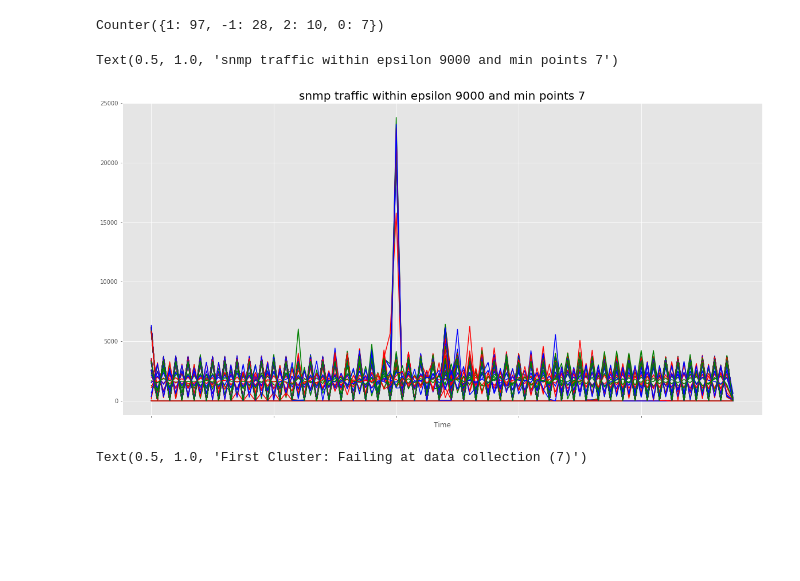
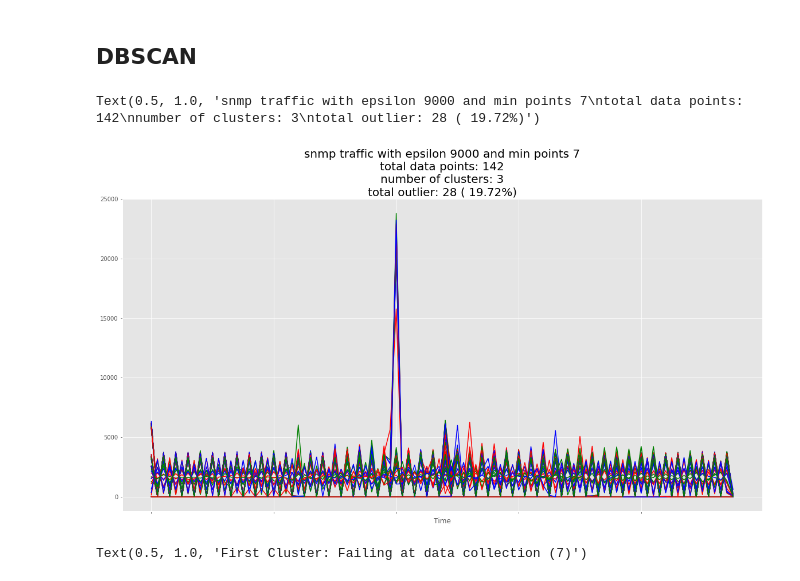
Before and after one commit to ayushmaskey/log_analysis, a Jupyter notebook: app/jupyter/DBSCAN_and_SNMP.ipynb, the cells around one changed output. Saved outputs shown, nothing was run; the diff lists cells and outputs as text; code cells hidden in the pictures; blank space fills up the shorter version.

Commit message:
refine dbscan notebook

```diff
--- a/app/jupyter/DBSCAN_and_SNMP.ipynb
+++ b/app/jupyter/DBSCAN_and_SNMP.ipynb
@@ -44,8 +28,28 @@ df = df.T
+# %%
+df = df_dict[df_key]
+df = df.reindex(sorted(df.columns), axis = 1)
+numOfTrainingSample = len( df.columns )
+
+date1 = '2019-01-24'
+date2 = '2019-01-25'
+date3 = '2018-12-24'
+date4 = '2018-12-31'
+date4 = '2018-12-31'
+date5 = '2018-10-08'
+date6 = '2018-10-15'
+date7 = '2018-12-25'
+date8 = '2019-01-01'
+date9 = '2019-01-13'
+date10 = '2019-01-20'
+
+test_df = df[[ date1, date2, date3, date4, date5, date6, date7, date8, date9, date10]]
+
+
+df = df.T
+# %% [markdown]
+## DBSCAN
 # %%
 model = DBSCAN(eps = epsilon, min_samples = miniminum_points).fit(df)
-print(Counter(model.labels_))
-# color_scheme = list(model.labels_)
-# print(color_scheme)
-# model.labels_
+clusters = Counter(model.labels_)
+df_normal = pd.DataFrame(df)
+normal = df_normal[model.labels_ != -1].T
-# %% [output]
-Counter({1: 97, -1: 28, 2: 10, 0: 7})
@@ -55,10 +56,16 @@ normal = df_normal[model.labels_ != -1].T
 # %%
 normal.plot(legend = False, figsize = (20, 10), color = ['r', 'b', 'g'])
-title = df_key +' traffic within epsilon ' + str(epsilon) + ' and min points ' + str(miniminum_points)
+title = df_key +' traffic with epsilon ' + \
+    str(epsilon) + ' and min points ' + str(miniminum_points) + '\n' + \
+    'total data points: ' + str( numOfTrainingSample ) + '\n' + \
+     'number of clusters: ' + str(len(clusters) - 1) + '\n' + \
+    'total outlier: ' + str( clusters[-1] ) + \
+    ' ( ' +  str( round(clusters[-1]  * 100.0 / numOfTrainingSample , 2)) + '%)'
+
 plt.title(title, fontsize=20)
 # %% [output]
-Text(0.5, 1.0, 'snmp traffic within epsilon 9000 and min points 7')
+Text(0.5, 1.0, 'snmp traffic with epsilon 9000 and min points 7\ntotal data points: 142\nnumber of clusters: 3\ntotal outlier: 28 ( 19.72%)')
-[figure, old version]
+[figure, new version]
 # %%
 df_cluster0 = pd.DataFrame(df)
 cluster0 = df_normal[model.labels_ == 0].T
```
Also changed, not shown: parts of 11 cells of this notebook, 2 other files.
